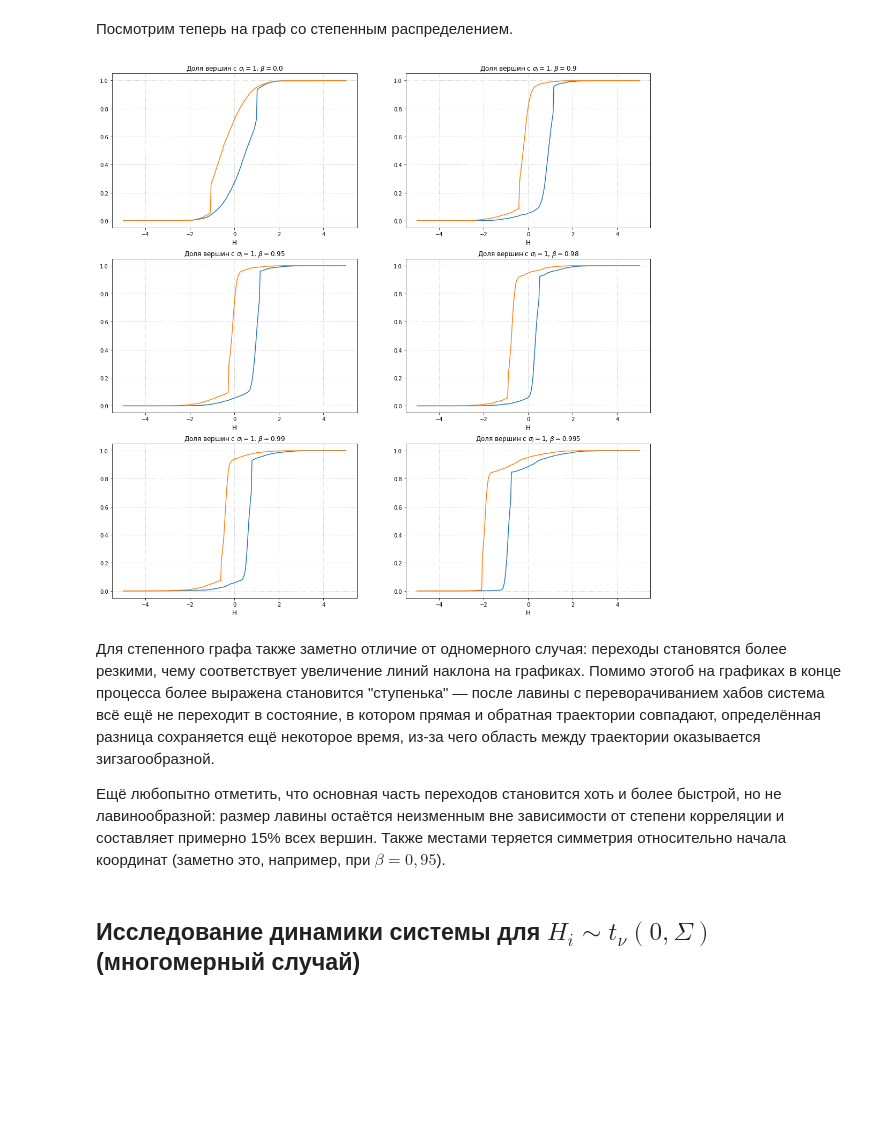
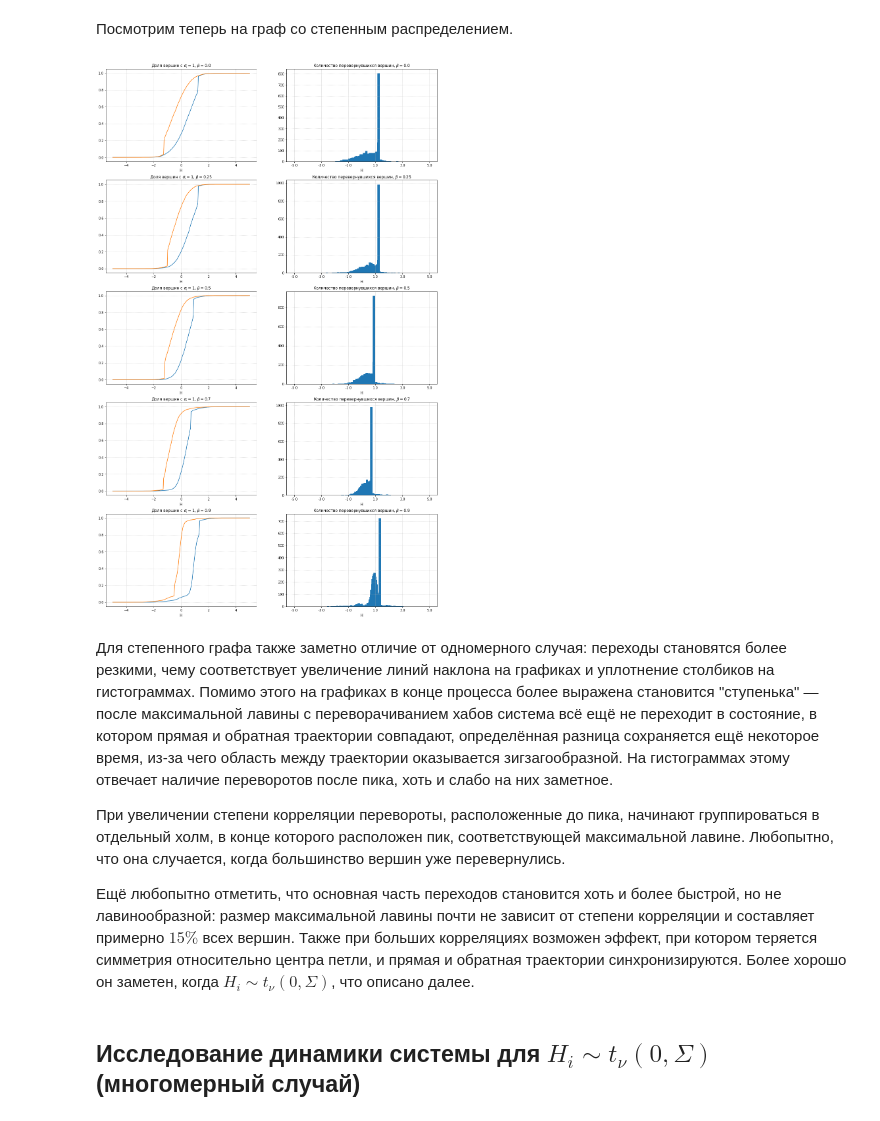
Before and after one commit to alexicon33/Ising-model, a Jupyter notebook: Code/Корреляции между H_i.ipynb, the cells around one changed output. Cells and saved outputs as stored; diff of their text form; code cells hidden in the pictures; blank space fills up the shorter version.

```diff
--- a/Code/Корреляции между H_i.ipynb
+++ b/Code/Корреляции между H_i.ipynb
@@ -36,7 +36,7 @@ alpha = 2.185
 G_Poisson = RandomGraph(N, sps.poisson(l))
 G_zipf = RandomGraph(N, sps.zipf(alpha))
 # %%
-beta_grid = np.array([0, 0.9, 0.95, 0.98, 0.99, 0.995])
+beta_grid = np.array([0, 0.25, 0.5, 0.7, 0.9])
 H_max = 4
 H_grid = np.linspace(-H_max, H_max, 300)
 # %% [markdown]
@@ -44,12 +59,10 @@ H_grid = np.linspace(-H_max, H_max, 300)
 # %%
-plt.figure(figsize=(18, 18))
+plt.figure(figsize=(18, 30))
 for index, beta in tqdm(enumerate(beta_grid)):
-    low_to_high, high_to_low = G_Poisson.get_trajectories(J, H_grid, beta, 'multivariate_norm')
-
-    plt.subplot(3, 2, index + 1)
-    plt.plot(H_grid, low_to_high, label='при повышении H')
-    plt.plot(np.flip(H_grid), high_to_low, label='при снижении H')
-    plt.grid(ls=':')
-    plt.xlabel('H', fontsize='large')
-    plt.title(r'Доля вершин с $\sigma_i = 1$, $\beta = {0}$'.format(round(beta, 3)))
+    if index == 0:
+        low_to_high, high_to_low, hubs_low, hubs_high = G_Poisson.get_trajectories(J, H_grid, 1, 'norm', True)
+    else:
+        low_to_high, high_to_low, hubs_low, hubs_high = G_Poisson.get_trajectories(J, H_grid, beta,
+                                                                               'multivariate_norm', True)
+    plot_trajectories(index, beta, H_grid, low_to_high, high_to_low, hubs_low, hubs_high)
 # %% [output]
@@ -59,26 +74,26 @@ for index, beta in tqdm(enumerate(beta_grid)):
 # %% [markdown]
 Посмотрим теперь на граф со степенным распределением.
 # %%
-beta_grid = np.array([0, 0.9, 0.95, 0.98, 0.99, 0.995])
+beta_grid = np.array([0, 0.25, 0.5, 0.7, 0.9])
 H_max = 5
 H_grid = np.linspace(-H_max, H_max, 300)
 # %%
-plt.figure(figsize=(18, 18))
+plt.figure(figsize=(18, 30))
 for index, beta in tqdm(enumerate(beta_grid)):
-    low_to_high, high_to_low = G_zipf.get_trajectories(J, H_grid, beta, 'multivariate_norm')
-
-    plt.subplot(3, 2, index + 1)
-    plt.plot(H_grid, low_to_high, label='при повышении H')
-    plt.plot(np.flip(H_grid), high_to_low, label='при снижении H')
-    plt.grid(ls=':')
-    plt.xlabel('H', fontsize='large')
-    plt.title(r'Доля вершин с $\sigma_i = 1$, $\beta = {0}$'.format(round(beta, 3)))
+    if index == 0:
+        low_to_high, high_to_low, hubs_low, hubs_high = G_zipf.get_trajectories(J, H_grid, 1, 'norm', True)
+    else:
+        low_to_high, high_to_low, hubs_low, hubs_high = G_zipf.get_trajectories(J, H_grid, beta,
+                                                                               'multivariate_norm', True)
+    plot_trajectories(index, beta, H_grid, low_to_high, high_to_low, hubs_low, hubs_high)
 # %% [output]
-[figure, old version]
+[figure, new version]
 # %% [markdown]
-Для степенного графа также заметно отличие от одномерного случая: переходы становятся более резкими, чему соответствует увеличение линий наклона на графиках. Помимо этогоб на графиках в конце процесса более выражена становится "ступенька" — после лавины с переворачиванием хабов система всё ещё не переходит в состояние, в котором прямая и обратная траектории совпадают, определённая разница сохраняется ещё некоторое время, из-за чего область между траектории оказывается зигзагообразной.
+Для степенного графа также заметно отличие от одномерного случая: переходы становятся более резкими, чему соответствует увеличение линий наклона на графиках и уплотнение столбиков на гистограммах. Помимо этого на графиках в конце процесса более выражена становится "ступенька" — после максимальной лавины с переворачиванием хабов система всё ещё не переходит в состояние, в котором прямая и обратная траектории совпадают, определённая разница сохраняется ещё некоторое время, из-за чего область между траектории оказывается зигзагообразной. На гистограммах этому отвечает наличие переворотов после пика, хоть и слабо на них заметное.
 
-Ещё любопытно отметить, что основная часть переходов становится хоть и более быстрой, но не лавинообразной: размер лавины остаётся неизменным вне зависимости от степени корреляции и составляет примерно 15% всех вершин. Также местами теряется симметрия относительно начала координат (заметно это, например, при $\beta = 0{,}95$).
+При увеличении степени корреляции перевороты, расположенные до пика, начинают группироваться в отдельный холм, в конце которого расположен пик, соответствующей максимальной лавине. Любопытно, что она случается, когда большинство вершин уже перевернулись.
+
+Ещё любопытно отметить, что основная часть переходов становится хоть и более быстрой, но не лавинообразной: размер максимальной лавины почти не зависит от степени корреляции и составляет примерно $15\%$ всех вершин. Также при больших корреляциях возможен эффект, при котором теряется симметрия относительно центра петли, и прямая и обратная траектории синхронизируются. Более хорошо он заметен, когда $H_i \sim t_{\nu}(0, \Sigma)$, что описано далее.
 # %% [markdown]
 ## Исследование динамики системы для $H_i \sim t_{\nu}(0, \Sigma)$ (многомерный случай)
 # %% [markdown]
```
Also changed, not shown: parts of 9 cells of this notebook, 1 other file.
